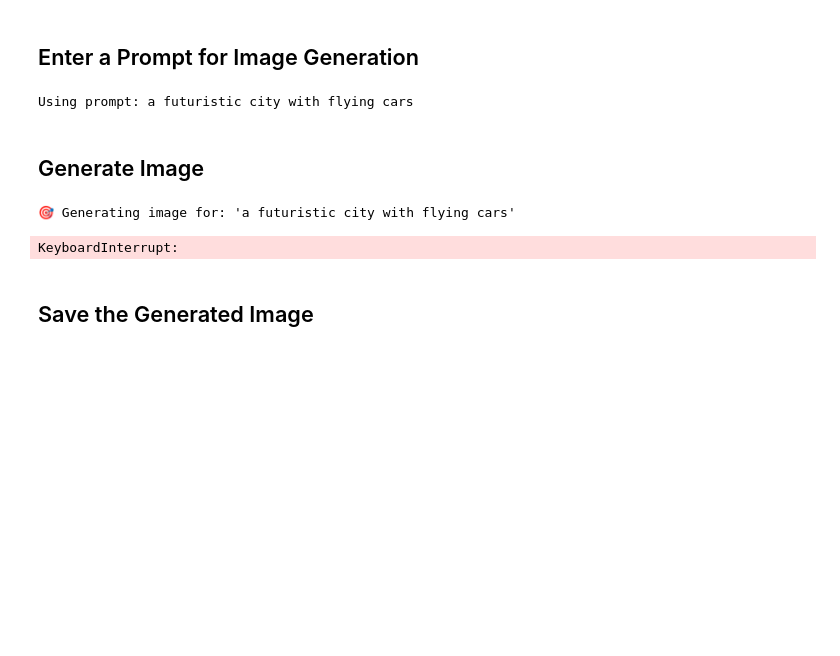
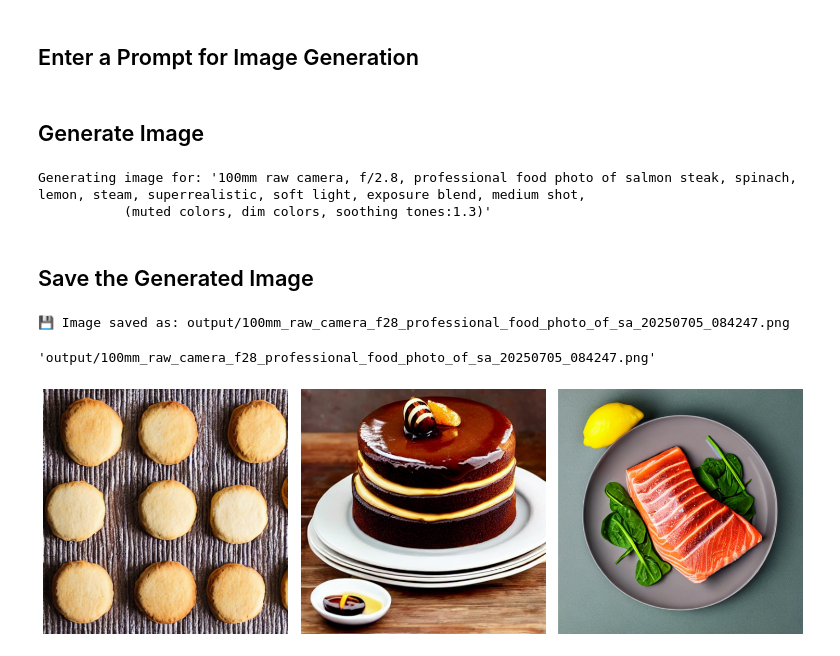
Before and after one commit to suvz47/NIAT_Image_Generation, a Jupyter notebook: local_demo/2_image_generation.ipynb, the cells around one changed output. Drawn from its saved outputs; the diff is of its cells as text; code cells hidden in the pictures; blank space fills up the shorter version.

```diff
--- a/local_demo/2_image_generation.ipynb
+++ b/local_demo/2_image_generation.ipynb
@@ -90,23 +94,25 @@ Using MPS (Apple Silicon GPU)
 # %% [markdown]
 ## Enter a Prompt for Image Generation
 # %%
-prompt = "a futuristic city with flying cars"  # edit the prompt
-print(f"Using prompt: {prompt}")
+prompts = ["biscuits on a table",
+           """perfectly crafted round whole cake, topped with a generous drizzle of honey, the honey cascading down the sides of the cake, elegantly presented with a
+           refined and luxurious touch""",
+           """100mm raw camera, f/2.8, professional food photo of salmon steak, spinach, lemon, steam, superrealistic, soft light, exposure blend, medium shot,
+           (muted colors, dim colors, soothing tones:1.3)"""]
+prompt = prompts[2]
-# %% [output]
-Using prompt: a futuristic city with flying cars
 # %% [markdown]
 ## Generate Image
 # %%
 def generate_image(pipe, prompt):
-    print(f"🎯 Generating image for: '{prompt}'")
+    print(f"Generating image for: '{prompt}'")
     result = pipe(prompt)
     return result.images[0]
 
 image = generate_image(pipe, prompt)
 image.show()
 # %% [output]
-🎯 Generating image for: 'a futuristic city with flying cars'
+Generating image for: '100mm raw camera, f/2.8, professional food photo of salmon steak, spinach, lemon, steam, superrealistic, soft light, exposure blend, medium shot,
+           (muted colors, dim colors, soothing tones:1.3)'
-KeyboardInterrupt:
 # %% [markdown]
 ## Save the Generated Image
 # %%
@@ -145,3 +151,35 @@ def save_image(image, prompt, config):
     print(f"💾 Image saved as: {filepath}")
 
     return filepath
+
+save_image(image, prompt, config)
+# %% [output]
+💾 Image saved as: output/100mm_raw_camera_f28_professional_food_photo_of_sa_20250705_084247.png
+'output/100mm_raw_camera_f28_professional_food_photo_of_sa_20250705_084247.png'
+# %%
+import matplotlib.pyplot as plt
+import matplotlib.image as mpimg
+from pathlib import Path
+import glob
+
+# Get all images from output folder
+output_dir = "output"
+image_files = glob.glob(f"{output_dir}/*.png") + glob.glob(f"{output_dir}/*.jpg")
+
+image_files = image_files[::-1]
+
+# Display images
+fig, axes = plt.subplots(1, len(image_files), figsize=(15, 5))
+if len(image_files) == 1:
+    axes = [axes]
+
+for i, img_path in enumerate(image_files):
+    img = mpimg.imread(img_path)
+    axes[i].imshow(img)
+    # Remove title
+    axes[i].axis('off')
+
+plt.tight_layout()
+plt.show()
+# %% [output]
+[figure, added]
```
Also changed, not shown: parts of 3 cells of this notebook, 12 other files.
